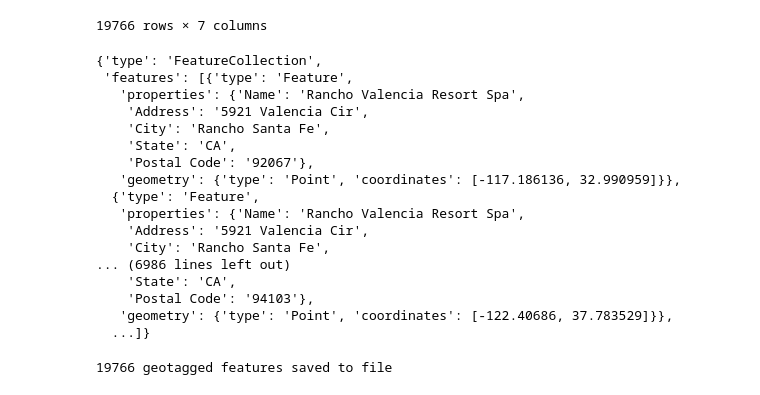
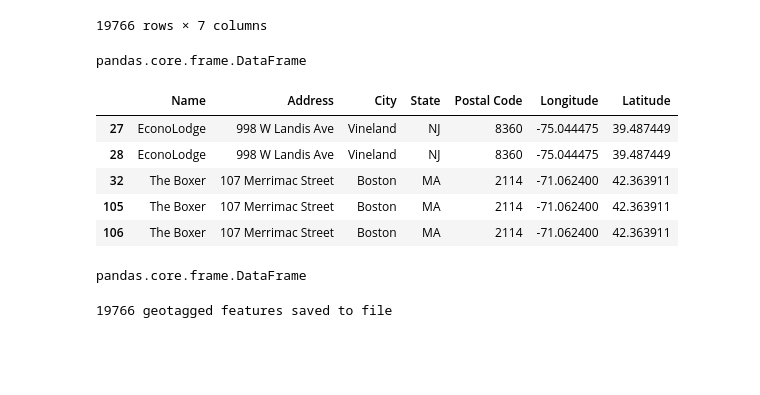
Before and after one commit to sthurstone/Return-Rate-Researchers---Project-III, a Jupyter notebook: Project III - Return Rate Researchers/Hinley/project 3.ipynb, the cells around one changed output. Cells and saved outputs as stored; diff of their text form; code cells hidden in the pictures; blank space fills up the shorter version.

Commit message:
create smaller dataset

```diff
--- a/Project III - Return Rate Researchers/Hinley/project 3.ipynb
+++ b/Project III - Return Rate Researchers/Hinley/project 3.ipynb
@@ -168,3 +165,24 @@ hotel_map
+# %%
+type(hotel_map)
+# %% [output]
+pandas.core.frame.DataFrame
+# %%
+small_hotel_map= hotel_map
+states = ['NY','MA','NJ']
+small_hotel_map.loc[hotel_map['State'].isin(states)]
+small_hotel_map=small_hotel_map.loc[hotel_map['State'].isin(states)]
+small_hotel_map.head()
+# %% [output]
+|  | Name | Address | City | State | Postal Code | Longitude | Latitude |
+| 27 | EconoLodge | 998 W Landis Ave | Vineland | NJ | 8360 | -75.044475 | 39.487449 |
+| 28 | EconoLodge | 998 W Landis Ave | Vineland | NJ | 8360 | -75.044475 | 39.487449 |
+| 32 | The Boxer | 107 Merrimac Street | Boston | MA | 2114 | -71.062400 | 42.363911 |
+| 105 | The Boxer | 107 Merrimac Street | Boston | MA | 2114 | -71.062400 | 42.363911 |
+| 106 | The Boxer | 107 Merrimac Street | Boston | MA | 2114 | -71.062400 | 42.363911 |
+# %%
+type(small_hotel_map)
+# %% [output]
+pandas.core.frame.DataFrame
 # %%
 def df_to_geojson(df, properties, lat='Latitude', lon='Longitude'):
     # create a new python dict to contain our geojson data, using geojson format
@@ -199,21 +216 @@ cols = ['Name','Address','City','State','Postal Code']
 geojson = df_to_geojson(hotel_map, cols)
-# %%
-geojson
-# %% [output]
-{'type': 'FeatureCollection',
- 'features': [{'type': 'Feature',
-   'properties': {'Name': 'Rancho Valencia Resort Spa',
-    'Address': '5921 Valencia Cir',
-    'City': 'Rancho Santa Fe',
-    'State': 'CA',
-    'Postal Code': '92067'},
-   'geometry': {'type': 'Point', 'coordinates': [-117.186136, 32.990959]}},
-  {'type': 'Feature',
-   'properties': {'Name': 'Rancho Valencia Resort Spa',
-    'Address': '5921 Valencia Cir',
-    'City': 'Rancho Santa Fe',
-... (6986 lines left out)
-    'State': 'CA',
-    'Postal Code': '94103'},
-   'geometry': {'type': 'Point', 'coordinates': [-122.40686, 37.783529]}},
-  ...]}
```
Also changed, not shown: parts of 5 cells of this notebook, 1 other file.
